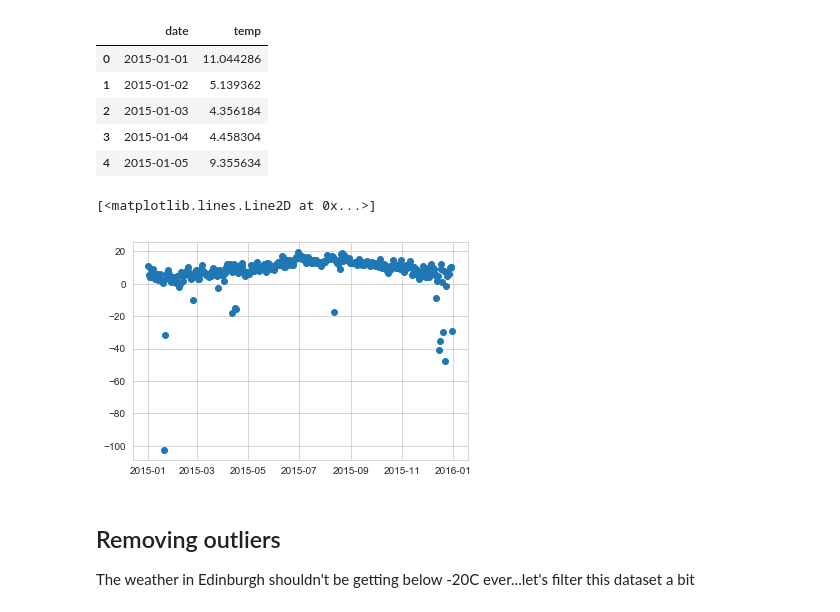
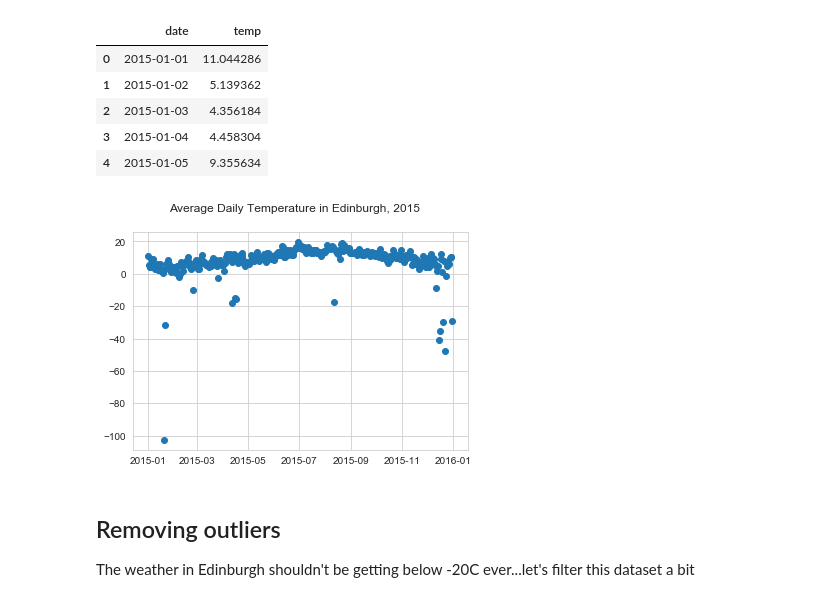
Before and after one commit to a-epstein/temp_converter, a Jupyter notebook: weather_analysis.ipynb, the cells around one changed output. Drawn from its saved outputs; the diff is of its cells as text; code cells hidden in the pictures.

```diff
--- a/weather_analysis.ipynb
+++ b/weather_analysis.ipynb
@@ -86,10 +87,11 @@ edi_group.head()
 # %%
 # Plot the data
 sns.set_style('whitegrid')
 plt.plot_date(x='date',y='temp',data=edi_group)
+plt.suptitle('Average Daily Temperature in Edinburgh, 2015')
+plt.show()
 # %% [output]
-[<matplotlib.lines.Line2D at 0x...>]
-[figure, old version]
+[figure, new version]
 # %% [markdown]
 ## Removing outliers
 
```
Also changed, not shown: parts of 10 cells of this notebook.
